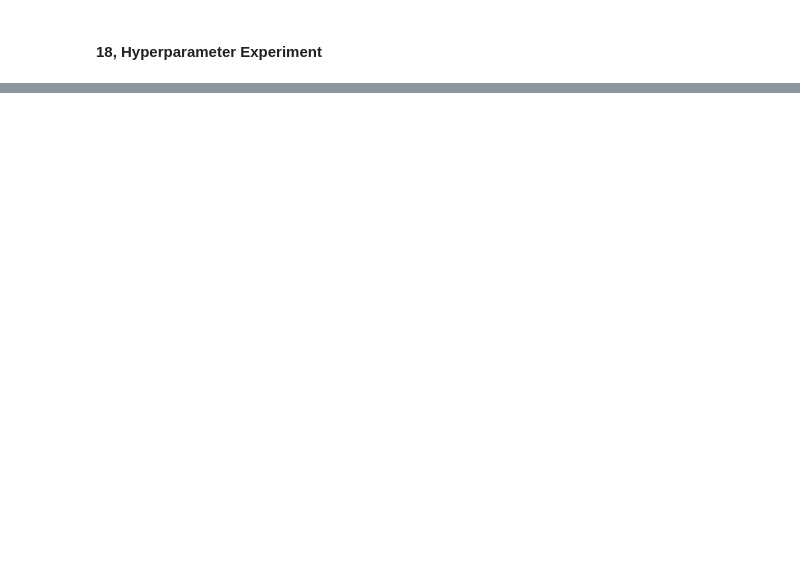
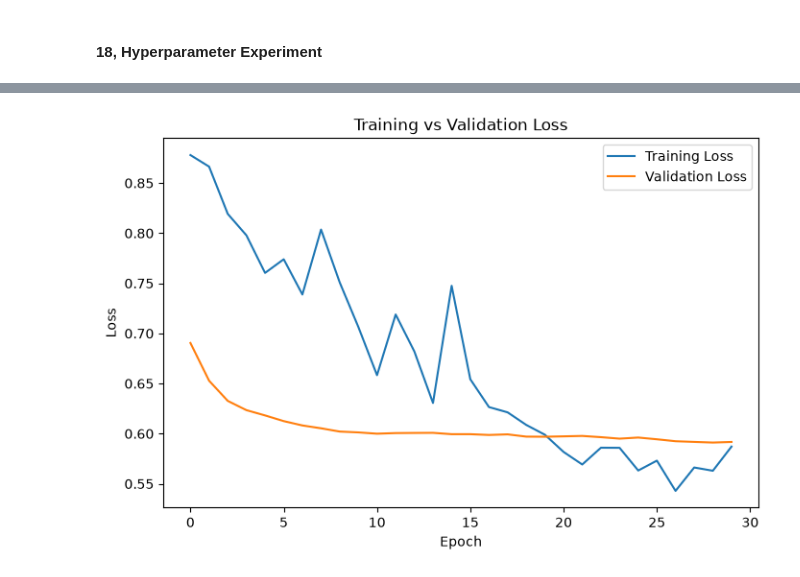
Before and after one commit to seelneas/credit_risk_ann, a Jupyter notebook: credit_risk_ann.ipynb, the cells around one changed output, grey strips where cells are left out. Drawn from its saved outputs; the diff is of its cells as text; code cells hidden in the pictures; blank space fills up the shorter version.

```diff
--- a/credit_risk_ann.ipynb
+++ b/credit_risk_ann.ipynb
@@ -445,0 +491,23 @@ Class 1: Precision=0.596, Recall=0.689, F1=0.639
+# %%
+model2.compile(
+    optimizer = Adam(learning_rate = 0.0001),
+    loss = 'binary_crossentropy',
+    metrics = ['accuracy']
+)
+# %%
+early_stop = EarlyStopping(
+    monitor="val_loss",
+    patience=7,
+    restore_best_weights=True
+)
+# %%
+history2 = model2.fit(
+    X_train_scaled,
+    y_train,
+    validation_data=(X_val_scaled, y_val),
+    epochs=30,
+    batch_size=32,
+    class_weight=class_weight_dict,
+    callbacks=[early_stop],
+    verbose=1
+)
@@ -445,0 +532,11 @@ Class 1: Precision=0.596, Recall=0.689, F1=0.639
+# %%
+plt.figure(figsize=(8,5))
+plt.plot(history2.history["loss"], label="Training Loss")
+plt.plot(history2.history["val_loss"], label="Validation Loss")
+plt.xlabel("Epoch")
+plt.ylabel("Loss")
+plt.title("Training vs Validation Loss")
+plt.legend()
+plt.show()
+# %% [output]
+[figure, added]
```
Also changed, not shown: parts of 16 cells of this notebook.
